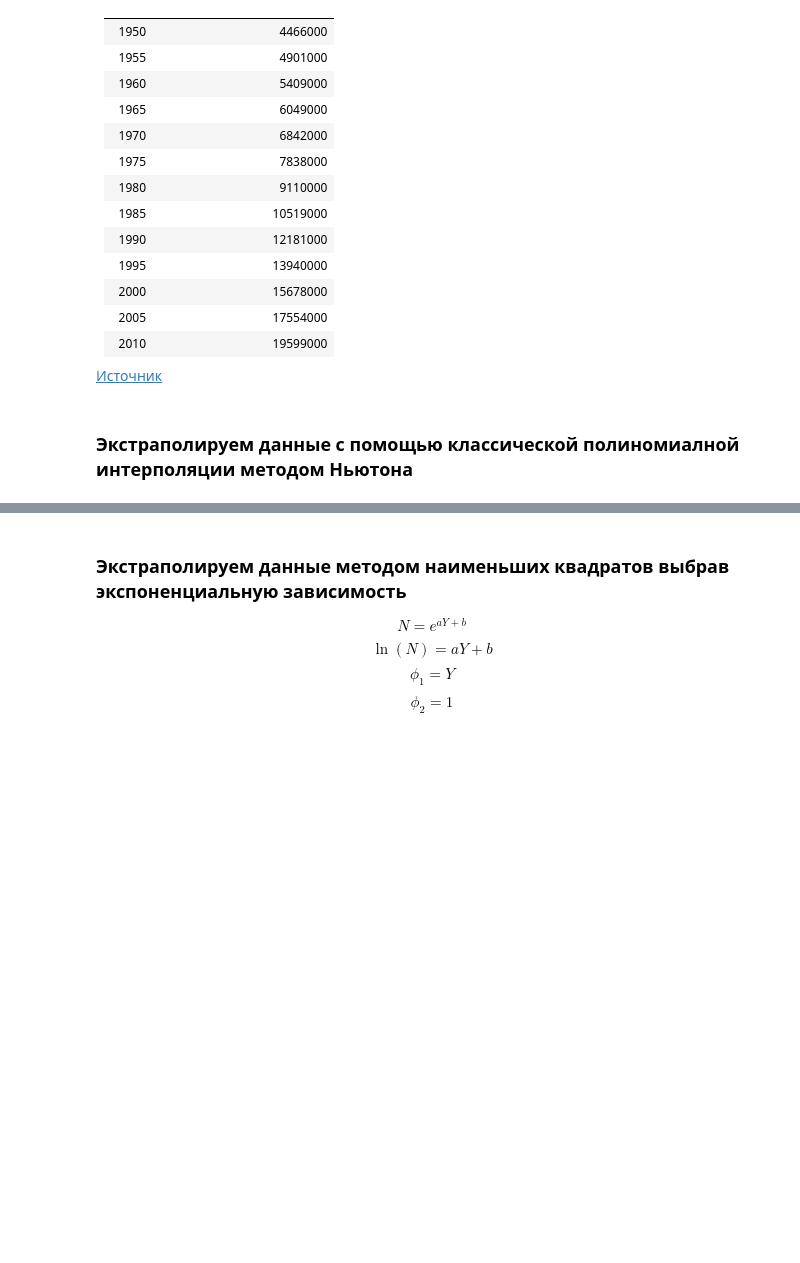
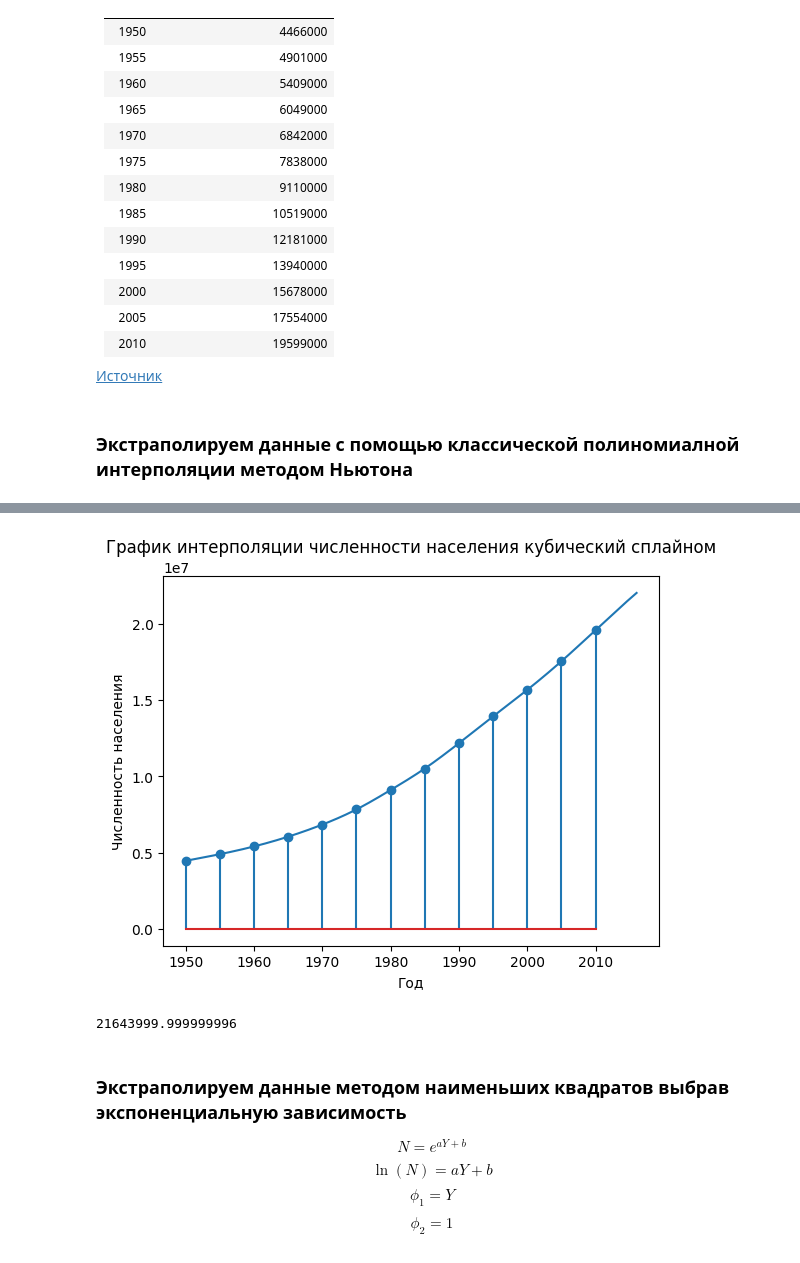
Before and after one commit to vlad-cool/MiptCompMath, a Jupyter notebook: task4.ipynb, the cells around one changed output, grey strips where cells are left out. Drawn from its saved outputs; the diff is of its cells as text; code cells hidden in the pictures; blank space fills up the shorter version.

```diff
--- a/task4.ipynb
+++ b/task4.ipynb
@@ -131,3 +147,79 @@ print(s_hm(2015, list(data.keys()), list(data.values())))
+# %%
+epsilon = 1e-9
+
+def norm(vec):
+    return np.max(np.abs(vec))
+
+def solve_linear_system(A, f):
+    N = len(f)
+    x_old = np.array([0.0 for _ in range(N)])
+
+    iterations = 0
+
+    while norm(A @ x_old - f) >= epsilon:
+        x_new = np.zeros(N)
+        for i in range(N):
+            for j in range(N):
+                if i == j:
+                    continue
+                x_new[i] += A[i][j] * x_old[j]
+            x_new[i] = (f[i] - x_new[i]) / A[i][i]
+        x_old = x_new
+
+    return x_old
+
+A = np.zeros((N - 2, N - 2))
+F = np.zeros(N - 2)
+
+alpha = np.zeros(N - 1)
+beta = np.zeros(N - 1)
+
+for i in range(N - 2):
+    A[i][i] = STEP * 2 / 3
+
+for i in range(N - 3):
+    A[i][i + 1] = STEP / 6
+    A[i + 1][i] = STEP / 6
+
+for i in range(1, N - 1):
+    F[i - 1] = (list(data.values())[i + 1] + list(data.values())[i - 1] - 2 * list(data.values())[i]) / STEP
+
+M = np.array([0, *solve_linear_system(A, F), 0])
+
+
+for i in range(N - 1):
+    alpha[i] = list(data.values())[i] / STEP - M[i] * STEP / 6
+    beta[i] = list(data.values())[i + 1] / STEP - M[i + 1] * STEP / 6
+
+def spline(m, alpha, beta, t_i, t):
+    n = len(t_i) - 2
+    for i in range(len(t_i)):
+        if t < t_i[i]:
+            n = i - 1
+            break
+    return (m[n] * (t_i[n + 1] - t) ** 3 + m[n + 1] * (t - t_i[n]) ** 3) / (6 * STEP) + alpha[n] * (t_i[n + 1] - t) + beta[n] * (t - t_i[n])
+
+def spline_vec(m, alpha, beta, t_i, t):
+    res = []
+    for a in t:
+        res.append(spline(m, alpha, beta, t_i, a))
+    return res
+
+plt.stem(data.keys(), data.values())
+plt.plot(np.linspace(1950, 2016, 1000), spline_vec(M, alpha, beta, list(data.keys()), np.linspace(1950, 2016, 1000)))
+
+plt.xlabel("Год")
+plt.ylabel("Численность населения")
+plt.title("График интерполяции численности населения кубический сплайном")
+
+plt.show()
+
+print(spline(M, alpha, beta, list(data.keys()), 2015))
+
+extraploation_result["Кубический сплайн"] = spline(M, alpha, beta, list(data.keys()), 2015)
+# %% [output]
+[figure, added]
+21643999.999999996
 # %% [markdown]
 ### Экстраполируем данные методом наименьших квадратов выбрав экспоненциальную зависимость
 
```
Also changed, not shown: parts of 8 cells of this notebook.
